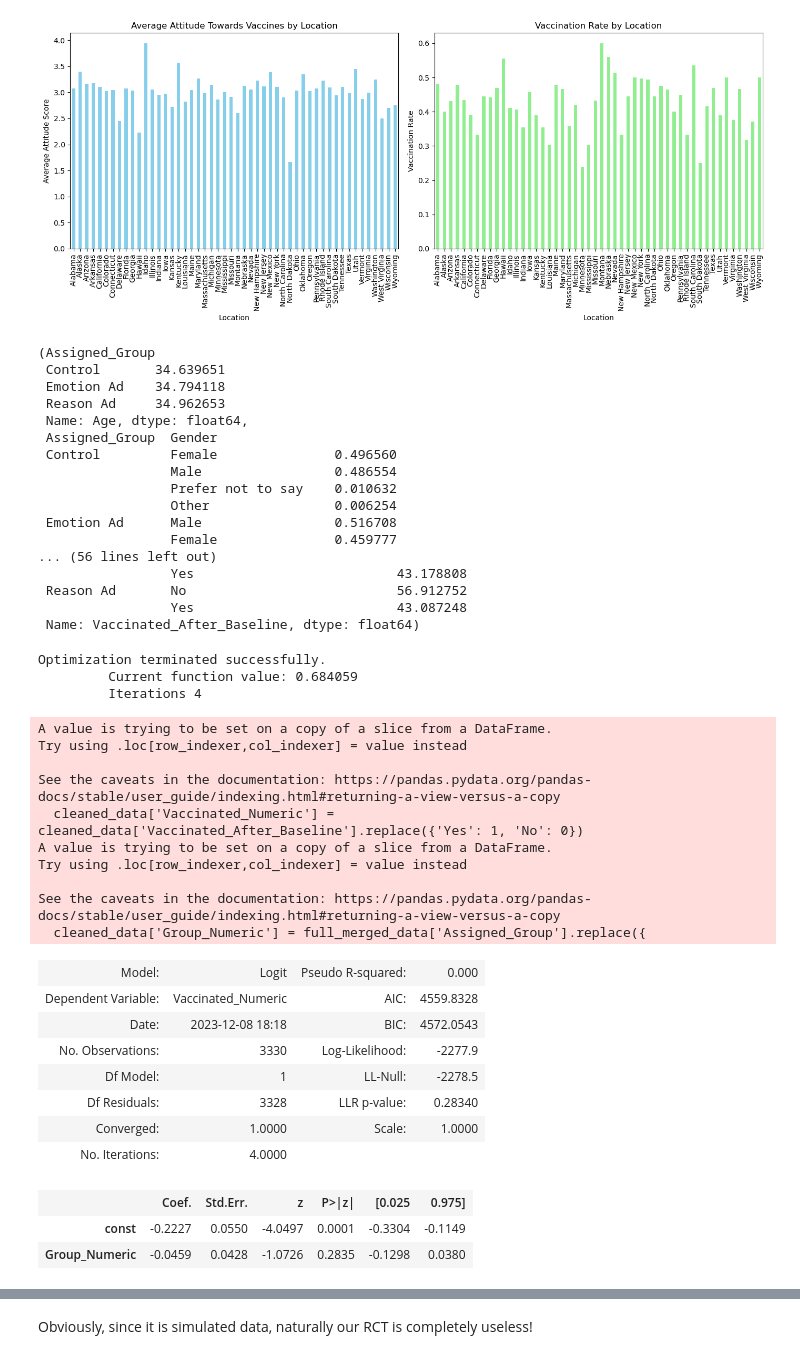
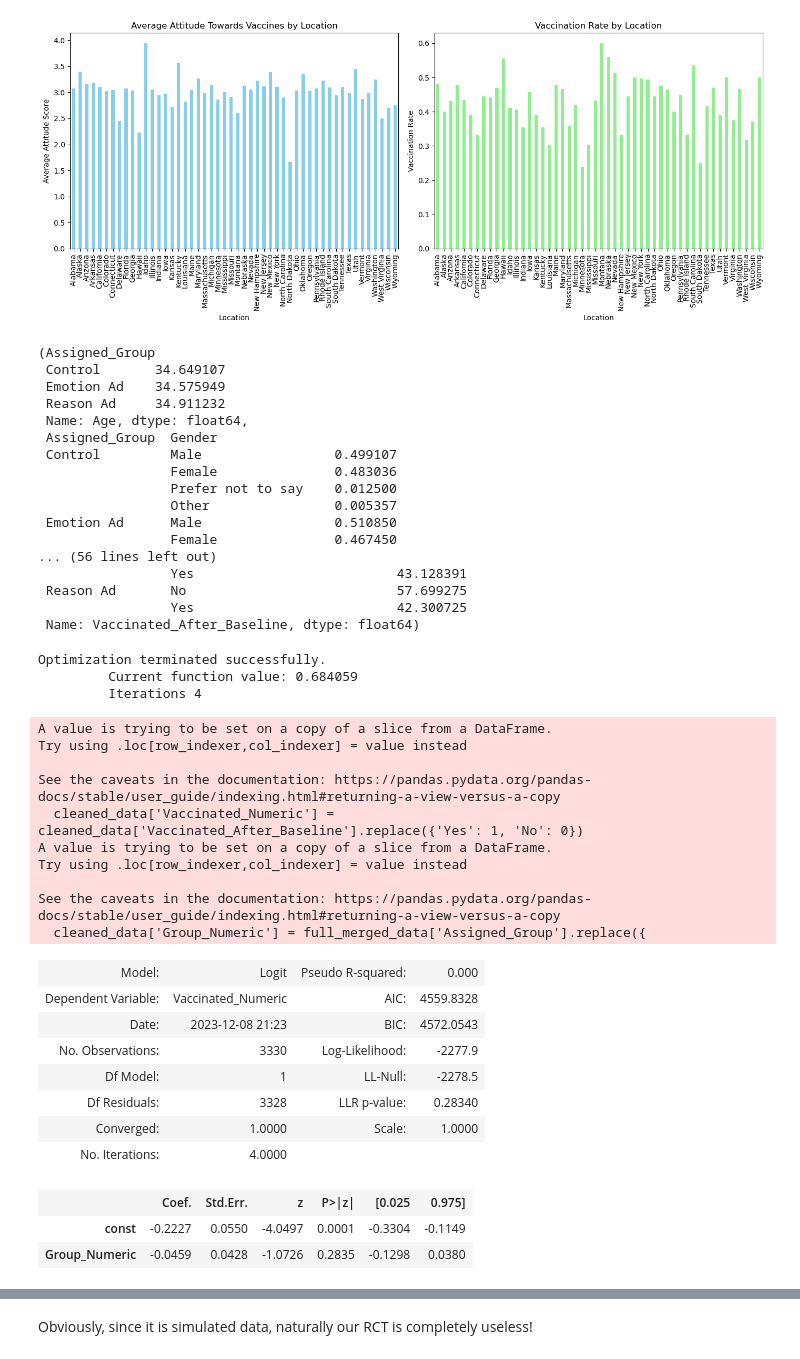
Before and after one commit to yujie-xue/Coding-task_pre-doc_UIUC, a Jupyter notebook: Output.ipynb, the cells around one changed output, grey strips where cells are left out. Cells and saved outputs as stored; diff of their text form; code cells hidden in the pictures.

```diff
--- a/Output.ipynb
+++ b/Output.ipynb
@@ -166,40 +167,37 @@ else:
     message
 # %%
 # Perform Baseline Equivalence Check by comparing demographics and attitudes across groups
-group_comparison_age = full_merged_data.groupby('Assigned_Group')['Age'].mean()
-group_comparison_gender = full_merged_data.groupby('Assigned_Group')['Gender'].value_counts(normalize=True)
-group_comparison_education = full_merged_data.groupby('Assigned_Group')['Education'].value_counts(normalize=True)
-group_comparison_race = full_merged_data.groupby('Assigned_Group')['Race'].value_counts(normalize=True)
-group_comparison_attitude = full_merged_data.groupby('Assigned_Group')['Attitude_Towards_Vaccines'].mean()
+group_comparison_age = cleaned_data.groupby('Assigned_Group')['Age'].mean()
+group_comparison_gender = cleaned_data.groupby('Assigned_Group')['Gender'].value_counts(normalize=True)
+group_comparison_education = cleaned_data.groupby('Assigned_Group')['Education'].value_counts(normalize=True)
+group_comparison_race = cleaned_data.groupby('Assigned_Group')['Race'].value_counts(normalize=True)
+group_comparison_attitude = cleaned_data.groupby('Assigned_Group')['Attitude_Towards_Vaccines'].mean()
 
 # Effectiveness Analysis: Compare vaccination rates among the different groups
-vaccination_effectiveness = full_merged_data.groupby('Assigned_Group')['Vaccinated_After_Baseline'].value_counts(normalize=True) * 100
+vaccination_effectiveness = cleaned_data.groupby('Assigned_Group')['Vaccinated_After_Baseline'].value_counts(normalize=True) * 100
 
 # Display the results
 (group_comparison_age, group_comparison_gender, group_comparison_education, group_comparison_race, group_comparison_attitude, vaccination_effectiveness)
 # %% [output]
 (Assigned_Group
- Control       34.639651
- Emotion Ad    34.794118
- Reason Ad     34.962653
+ Control       34.649107
+ Emotion Ad    34.575949
+ Reason Ad     34.911232
  Name: Age, dtype: float64,
  Assigned_Group  Gender
- Control         Female               0.496560
-                 Male                 0.486554
-                 Prefer not to say    0.010632
-                 Other                0.006254
- Emotion Ad      Male                 0.516708
-                 Female               0.459777
+ Control         Male                 0.499107
+                 Female               0.483036
+                 Prefer not to say    0.012500
+                 Other                0.005357
+ Emotion Ad      Male                 0.510850
+                 Female               0.467450
 ... (56 lines left out)
-                 Yes                          43.178808
- Reason Ad       No                           56.912752
-                 Yes                          43.087248
+                 Yes                          43.128391
+ Reason Ad       No                           57.699275
+                 Yes                          42.300725
  Name: Vaccinated_After_Baseline, dtype: float64)
 # %%
 import statsmodels.api as sm
-
-# Remove rows where 'Vaccinated_After_Baseline' is nan
-cleaned_data = full_merged_data.dropna()
 
 # Re-convert to ensure only 0s and 1s
 cleaned_data['Vaccinated_Numeric'] = cleaned_data['Vaccinated_After_Baseline'].replace({'Yes': 1, 'No': 0})
@@ -208,34 +206,34 @@ cleaned_data['Group_Numeric'] = full_merged_data['Assigned_Group'].replace({
     'Emotion Ad': 1,
     'Reason Ad': 2
 })
 
 # Re-run the logistic regression with the cleaned data
 X_cleaned = cleaned_data[['Group_Numeric']]  # Independent variable
 y_cleaned = cleaned_data['Vaccinated_Numeric']  # Dependent variable
 
 X_cleaned = sm.add_constant(X_cleaned)
 logit_model_cleaned = sm.Logit(y_cleaned, X_cleaned)
 result_cleaned = logit_model_cleaned.fit()
 
 logit_summary_cleaned = result_cleaned.summary2()
 logit_summary_cleaned
 # %% [output]
 Optimization terminated successfully.
          Current function value: 0.684059
          Iterations 4
 A value is trying to be set on a copy of a slice from a DataFrame.
 Try using .loc[row_indexer,col_indexer] = value instead
 
 See the caveats in the documentation: https://pandas.pydata.org/pandas-docs/stable/user_guide/indexing.html#returning-a-view-versus-a-copy
   cleaned_data['Vaccinated_Numeric'] = cleaned_data['Vaccinated_After_Baseline'].replace({'Yes': 1, 'No': 0})
 A value is trying to be set on a copy of a slice from a DataFrame.
 Try using .loc[row_indexer,col_indexer] = value instead
 
 See the caveats in the documentation: https://pandas.pydata.org/pandas-docs/stable/user_guide/indexing.html#returning-a-view-versus-a-copy
   cleaned_data['Group_Numeric'] = full_merged_data['Assigned_Group'].replace({
 | Model: | Logit | Pseudo R-squared: | 0.000 |
 | Dependent Variable: | Vaccinated_Numeric | AIC: | 4559.8328 |
-| Date: | 2023-12-08 18:18 | BIC: | 4572.0543 |
+| Date: | 2023-12-08 21:23 | BIC: | 4572.0543 |
 | No. Observations: | 3330 | Log-Likelihood: | -2277.9 |
 | Df Model: | 1 | LL-Null: | -2278.5 |
 | Df Residuals: | 3328 | LLR p-value: | 0.28340 |
```
Also changed, not shown: parts of 6 cells of this notebook.
